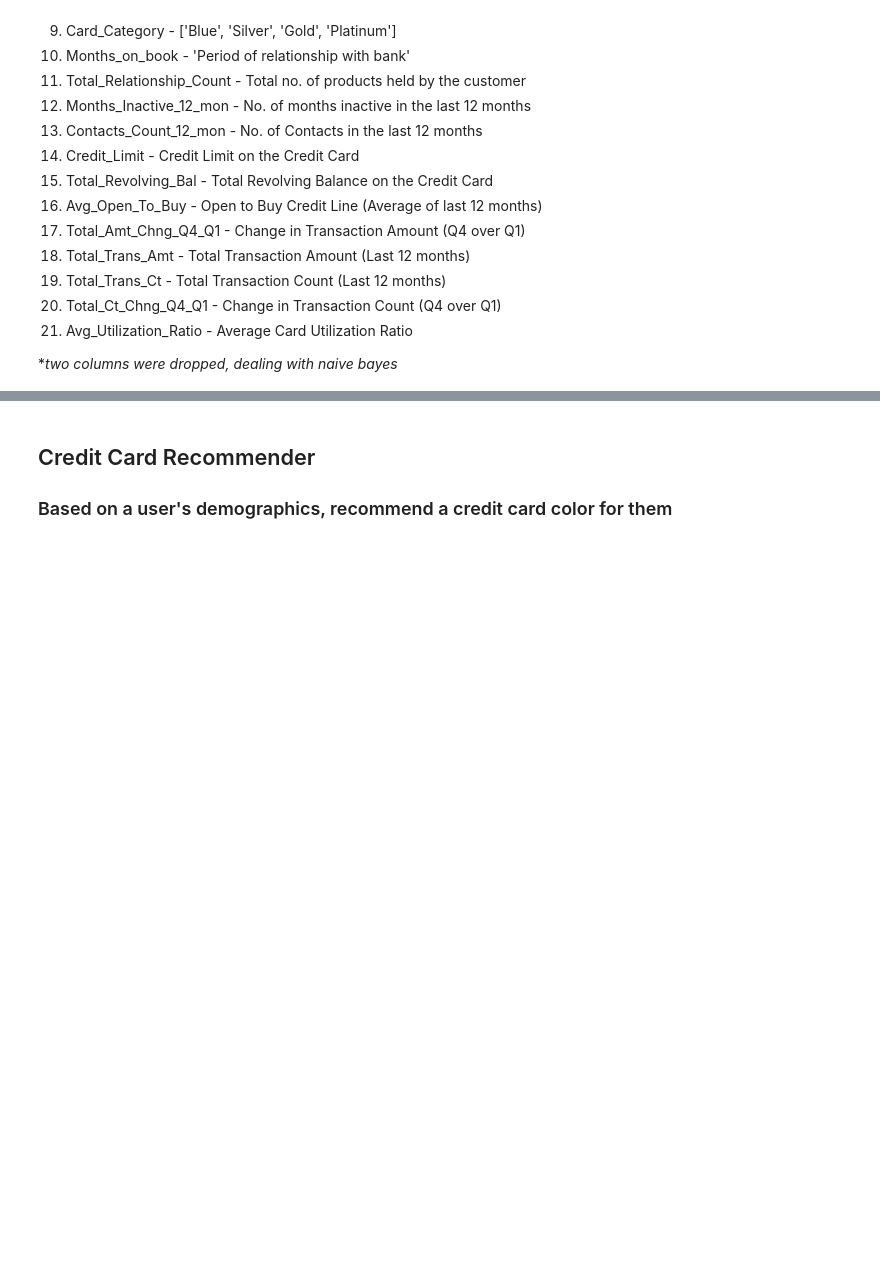
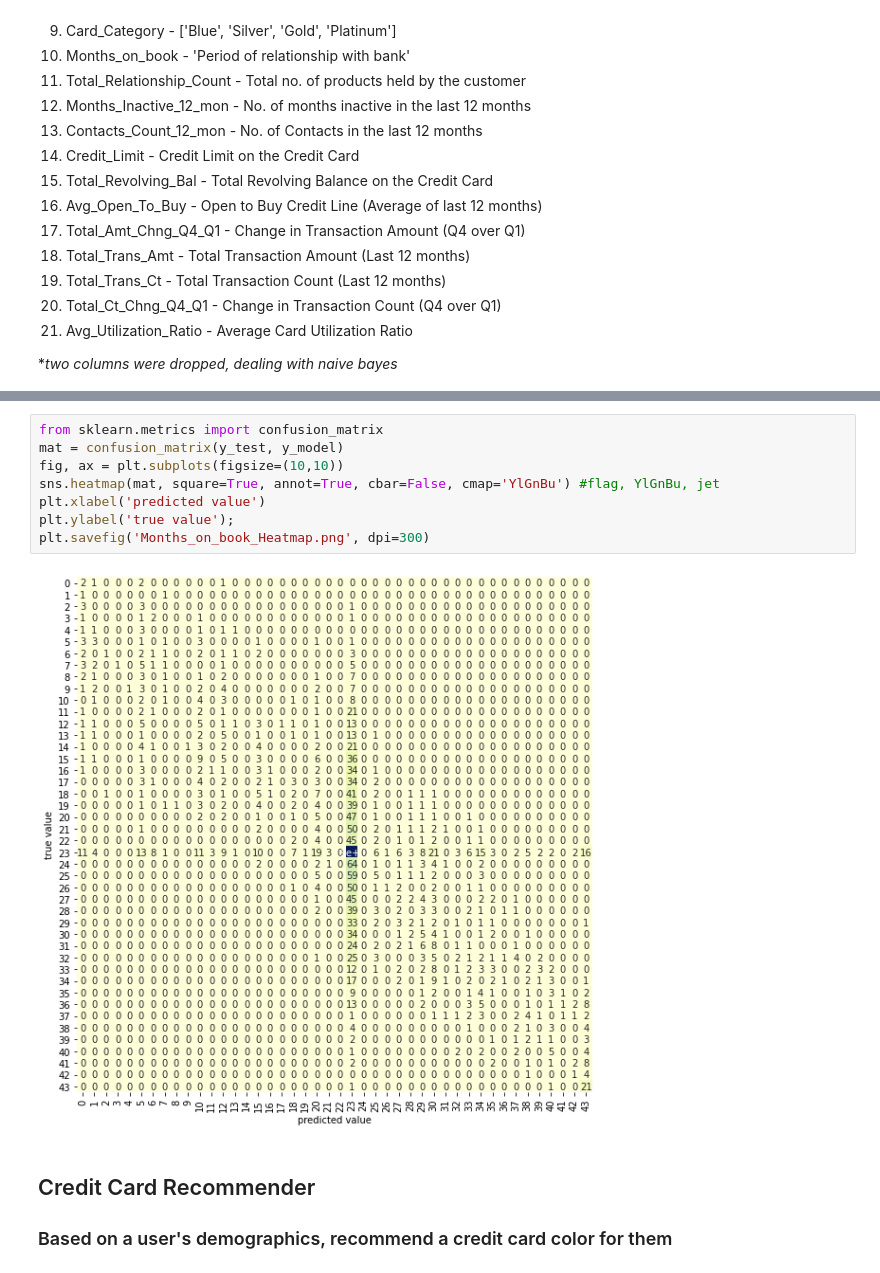
Before and after one commit to frankie-g1/Machine-Learning-Credit-Card-Churning-Predictor, a Jupyter notebook: FinalProject.ipynb, the cells around one changed output, grey strips where cells are left out. Drawn from its saved outputs; the diff is of its cells as text; blank space fills up the shorter version.

```diff
--- a/FinalProject.ipynb
+++ b/FinalProject.ipynb
@@ -70,3 +245,13 @@ Our data contains 21 columns:
+# %%
+from sklearn.metrics import confusion_matrix
+mat = confusion_matrix(y_test, y_model)
+fig, ax = plt.subplots(figsize=(10,10))
+sns.heatmap(mat, square=True, annot=True, cbar=False, cmap='YlGnBu') #flag, YlGnBu, jet
+plt.xlabel('predicted value')
+plt.ylabel('true value');
+plt.savefig('Months_on_book_Heatmap.png', dpi=300)
+# %% [output]
+[figure, added]
 # %% [markdown]
 ## Credit Card Recommender
 ### Based on a user's demographics, recommend a credit card color for them
```
Also changed, not shown: parts of 54 cells of this notebook.
